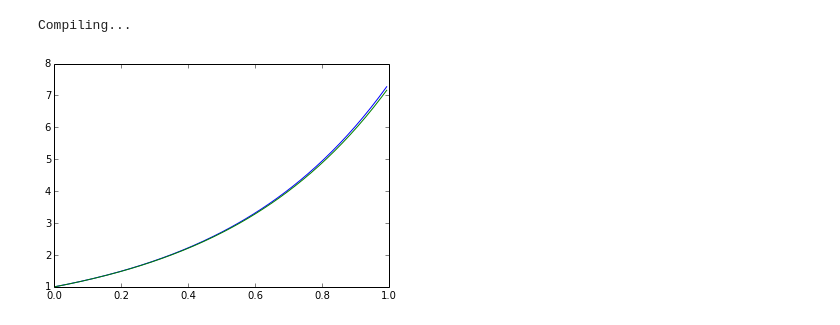
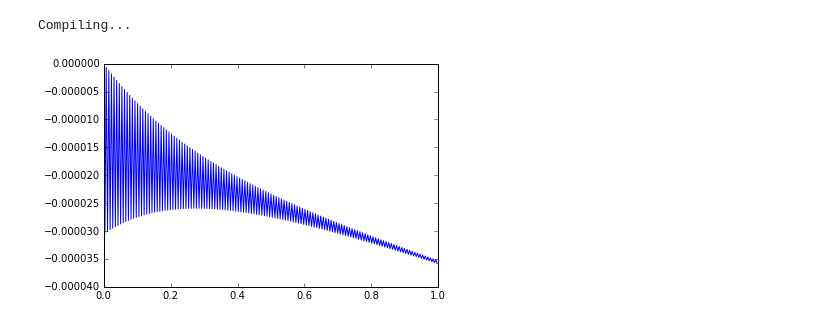
Before and after one commit to iamlemec/meteo, a Jupyter notebook: Meteo.ipynb, the cells around one changed output. Drawn from its saved outputs; the diff is of its cells as text; code cells hidden in the pictures.

```diff
--- a/Meteo.ipynb
+++ b/Meteo.ipynb
@@ -26,6 +26,8 @@ varf_dict = mod_de.array_to_dict(var_path[-1],mod_de.var_info,mod_de.var_sizes)
 # %%
 grid = mod_de.var_info['x']['grid']
 (x_fin,dx_fin) = varf_dict['x']
-plot(grid,np.exp(alpha1*grid),grid,x_fin);
+x_theor = np.exp(alpha1*grid)
+#plot(grid,x_theor,grid,x_fin);
+plot(grid,(x_fin-x_theor)/x_theor);
 # %% [output]
-[figure, old version]
+[figure, new version]
```
Also changed, not shown: 3 other files.
